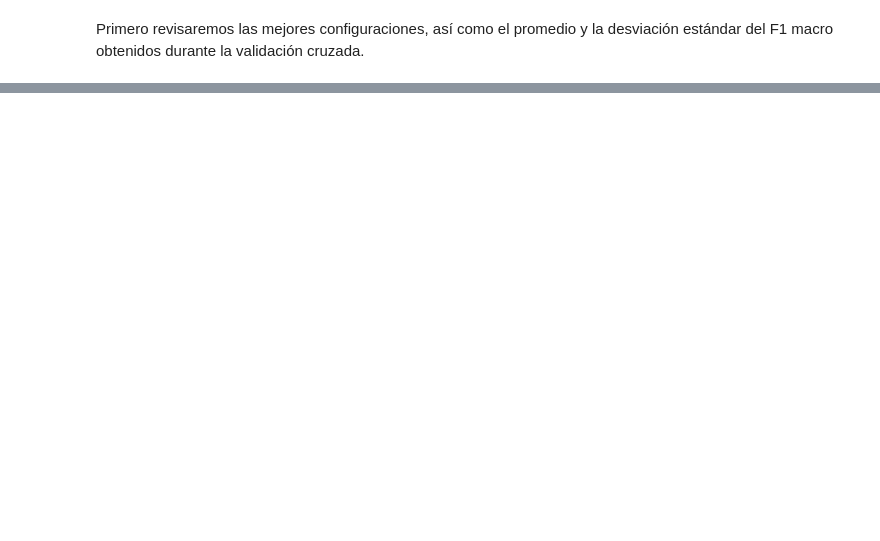
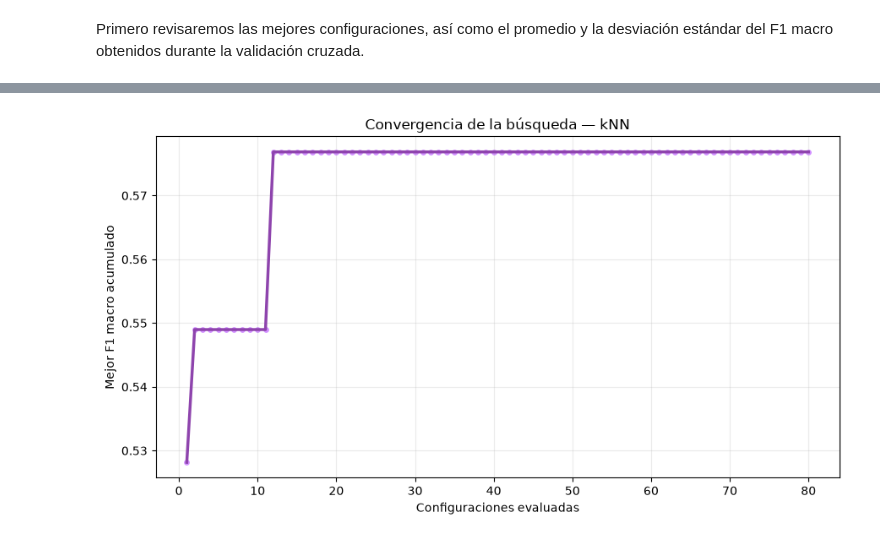
Before and after one commit to adriamedinaa-ang/icd2026, a Jupyter notebook: Practices/Practice 3/Practice 3.ipynb, the cells around one changed output, grey strips where cells are left out. Cells and saved outputs as stored; diff of their text form; code cells hidden in the pictures; blank space fills up the shorter version.

```diff
--- a/Practices/Practice 3/Practice 3.ipynb
+++ b/Practices/Practice 3/Practice 3.ipynb
@@ -613,0 +1243,33 @@ Desviación estándar: 0.0160
+# %%
+resultados_knn["configuracion"] = np.arange(
+    1, len(resultados_knn) + 1
+)
+
+resultados_knn["mejor_f1_acumulado"] = (
+    resultados_knn["mean_test_score"].cummax()
+)
+
+plt.figure(figsize=(9, 5))
+
+plt.plot(
+    resultados_knn["configuracion"],
+    resultados_knn["mejor_f1_acumulado"],
+    color="#8E44AD",
+    linewidth=2.5
+)
+
+plt.scatter(
+    resultados_knn["configuracion"],
+    resultados_knn["mejor_f1_acumulado"],
+    color="#D291FF",
+    s=15
+)
+
+plt.title("Convergencia de la búsqueda — kNN")
+plt.xlabel("Configuraciones evaluadas")
+plt.ylabel("Mejor F1 macro acumulado")
+plt.grid(alpha=0.25)
+plt.tight_layout()
+plt.show()
+# %% [output]
+[figure, added]
```
Also changed, not shown: parts of 88 cells of this notebook, 2 other files.
